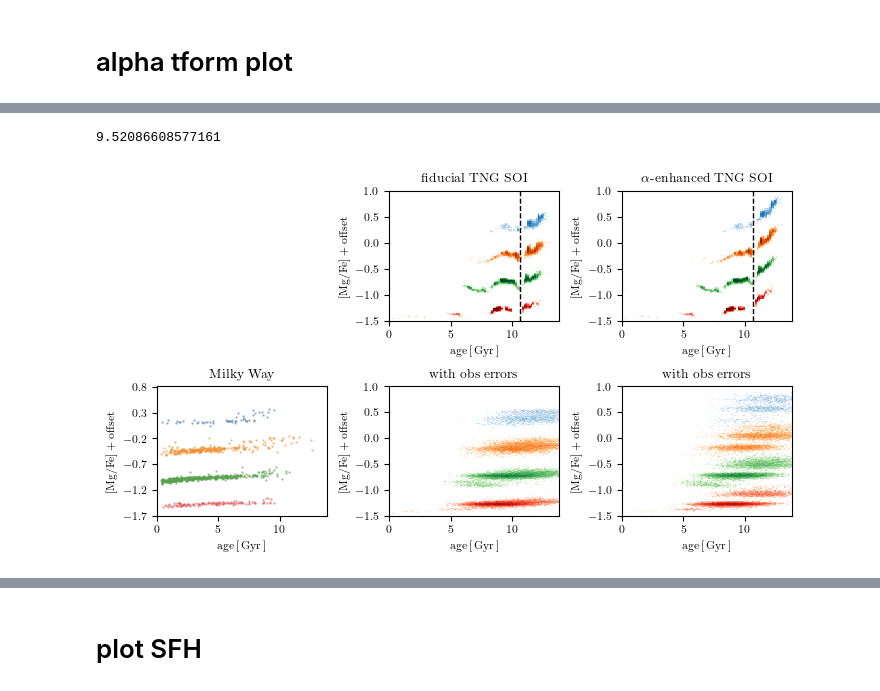
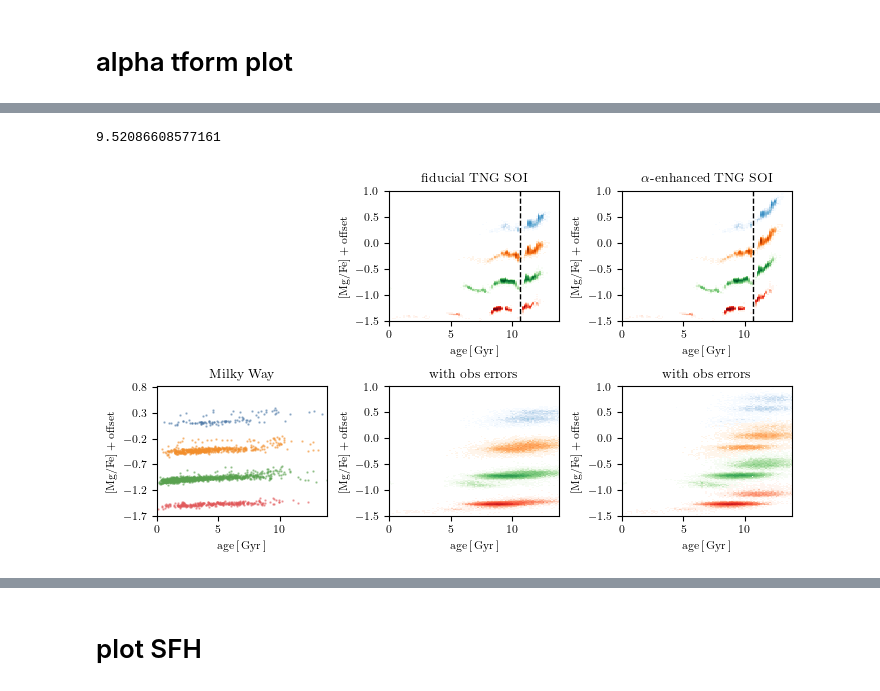
Before and after one commit to gusbeane/Mgdec, a Jupyter notebook: plots/fig1/fig1.ipynb, the cells around one changed output, grey strips where cells are left out. Saved outputs shown, nothing was run; the diff lists cells and outputs as text; code cells hidden in the pictures.

```diff
--- a/plots/fig1/fig1.ipynb
+++ b/plots/fig1/fig1.ipynb
@@ -385,8 +475,8 @@ def get_sim_plot_data(subID, snapnum, slope=0, snapnum_slope=40, N_FeH=128, N_Mg
     return out, out_slope
 # %%
 %%time
-N_FeH = 128
-N_MgFe = 128
+N_FeH = 64
+N_MgFe = 64
 MWdat = get_MW_plot_data(N_FeH=N_FeH, N_MgFe=N_MgFe)
 # %% [output]
 num ASPCAP:  54777
@@ -396,7 +486,7 @@ Wall time: 30.4 s
 # %%
 %%time
-N_FeH   = 128
-N_MgFe  = 128
+N_FeH   = 64
+N_MgFe  = 64
 # subID   = 172175
 # snapnum = 40
 subID   = 392276
@@ -507,6 +597,7 @@ np.sum(np.logical_not(np.isnan(MWdat['ages'])))
 # %%
 def plot_alpha_panel(fig, ax0, ax1, dat, vmin=None, vmax=None,
-                     levels=[0.1, 1.5, 10], age_err=0.15, MgFe_err=0.01):
+                     levels=[0.1, 1.5, 10], age_err=0.15, MgFe_err=0.01, add_obscut=None,
+                    logNCFe_cut=None):
 
     logFeH_lim    = dat['logFeH_lim']
     logMgFe_lim   = dat['logMgFe_lim']
@@ -550,8 +641,15 @@ def plot_alpha_panel(fig, ax0, ax1, dat, vmin=None, vmax=None,
 
         has_age = np.logical_not(np.isnan(age))
 
+        if add_obscut is not None:
+            has_age = np.logical_and(has_age, MWdat['age_err']/MWdat['ages'] < add_obscut)
+
+        if logNCFe_cut is not None:
+            has_age = np.logical_and(has_age, MWdat['logNCFe'] < logNCFe_cut)
+
         for c, cmap, key, logFeH0 in zip(cs, cmaps, keys, logFeH0_list):
             plot_key = np.logical_and(key, has_age)
+
             ax.scatter(age[plot_key], logMgFe[plot_key]+offset, c=c, s=0.5, alpha=0.5)
 
             offset += doffset
@@ -602,22 +700,25 @@ def plot_alpha_panel(fig, ax0, ax1, dat, vmin=None, vmax=None,
     ax.set_xlabel(r'$\textrm{age}\,[\,\textrm{Gyr}\,]$')
 
 def make_alpha_plot(MWdat, simdat, simdat_slope, save=False, show=True, vmin=None, vmax=None,
-              levels=[0.01, 1, 10], levels_MW=[0.01, 1, 10]):
+              levels=[0.01, 1, 10], levels_MW=[0.01, 1, 10], add_obscut=None,
+                   age_err=0.15, MgFe_err=0.01, logNCFe_cut=None):
 
     fig, axs = plt.subplots(2, 3, figsize=(textwidth, 1.2*columnwidth))
 
-    plot_alpha_panel(fig, axs[0][0], axs[1][0], MWdat, vmin=vmin, vmax=vmax, levels=levels_MW)
+    plot_alpha_panel(fig, axs[0][0], axs[1][0], MWdat, vmin=vmin, vmax=vmax, levels=levels_MW, add_obscut=add_obscut)
     axs[0][0].set_axis_off()
     axs[1][0].set_title(r'$\textrm{Milky Way}$')
 
     # placeholder
     # plot_alpha_panel(fig, axs[0][0], axs[1][0], simdat, vmin=vmin, vmax=vmax, levels=levels)
 
-    plot_alpha_panel(fig, axs[0][1], axs[1][1], simdat, vmin=vmin, vmax=vmax, levels=levels)
+    plot_alpha_panel(fig, axs[0][1], axs[1][1], simdat, vmin=vmin, vmax=vmax, levels=levels,
+                     age_err=age_err, MgFe_err=MgFe_err, logNCFe_cut=logNCFe_cut)
     axs[0][1].set_title(r'$\textrm{fiducial TNG SOI}$')
     axs[1][1].set_title(r'$\textrm{with obs errors}$')
 
-    plot_alpha_panel(fig, axs[0][2], axs[1][2], simdat_slope, vmin=vmin, vmax=vmax, levels=levels)
+    plot_alpha_panel(fig, axs[0][2], axs[1][2], simdat_slope, vmin=vmin, vmax=vmax, levels=levels,
+                    age_err=age_err, MgFe_err=MgFe_err)
     axs[0][2].set_title(r'$\alpha\textrm{-enhanced TNG SOI}$')
     axs[1][2].set_title(r'$\textrm{with obs errors}$')
 
@@ -640,7 +741,7 @@ def make_alpha_plot(MWdat, simdat, simdat_slope, save=False, show=True, vmin=Non
     if not show:
         plt.close()
 # %%
-make_alpha_plot(MWdat, simdat, simdat_slope, save=True)
+make_alpha_plot(MWdat, simdat, simdat_slope, save=True, add_obscut=0.25, age_err=0.125)
 # %% [output]
 9.52086608577161
-[figure, old version]
+[figure, new version]
```
Also changed, not shown: parts of 11 cells of this notebook, 2 other files.
